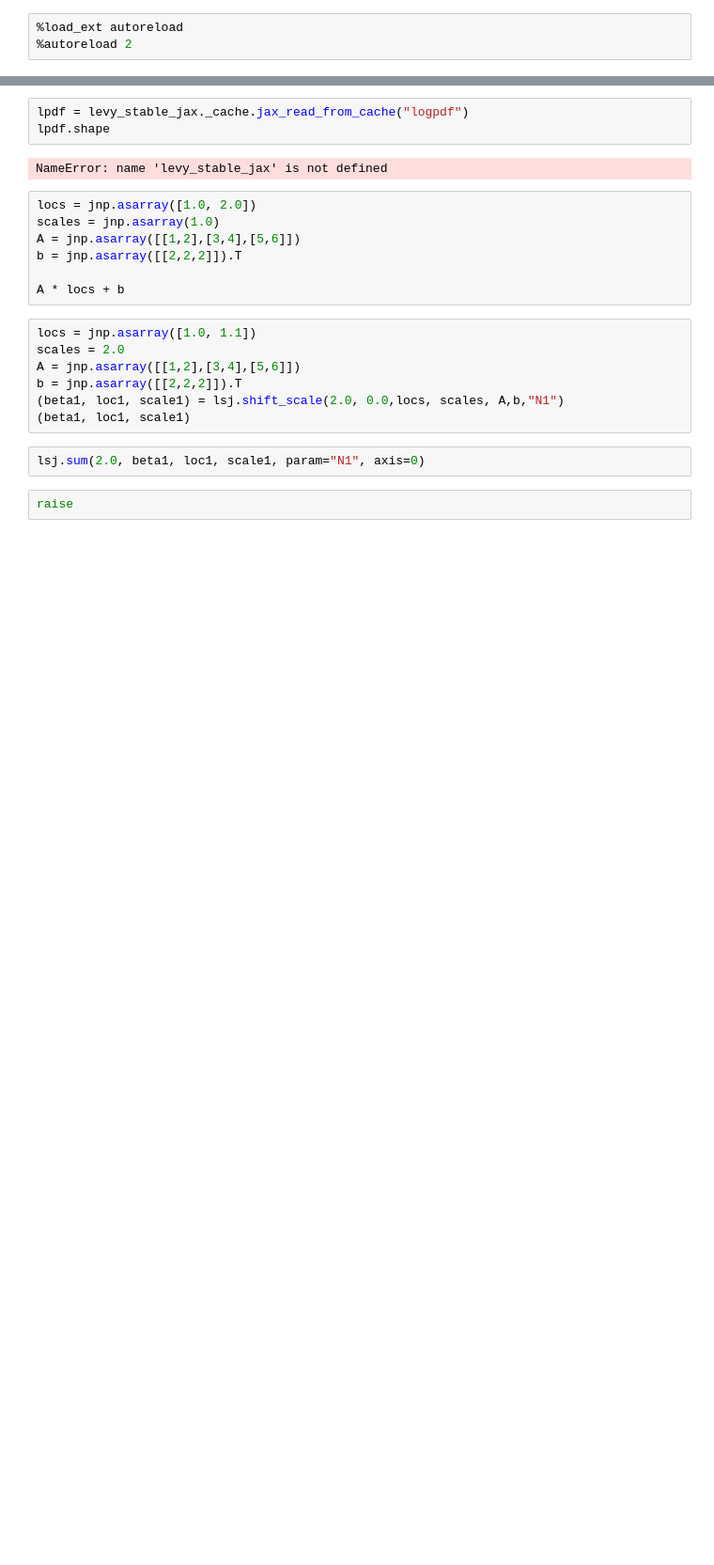
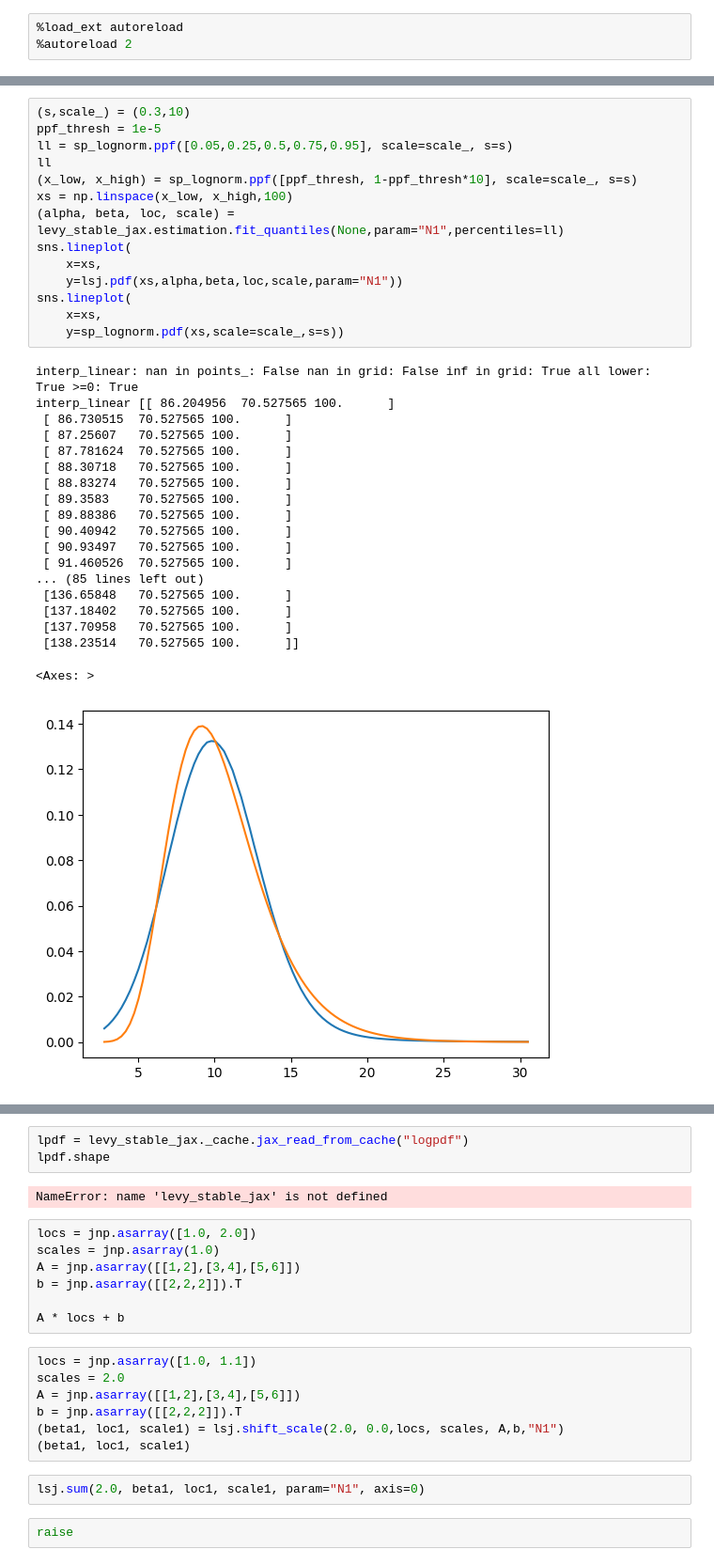
Before and after one commit to tjhunter/levy-stable-jax, a Jupyter notebook: notebooks/_explo.ipynb, the cells around one changed output, grey strips where cells are left out. Shown: that part at 94% size. Saved outputs shown, nothing was run; the diff lists cells and outputs as text; blank space fills up the shorter version.

```diff
--- a/notebooks/_explo.ipynb
+++ b/notebooks/_explo.ipynb
@@ -41,0 +117,34 @@ sns.lineplot(x=xs,
+# %%
+(s,scale_) = (0.3,10)
+ppf_thresh = 1e-5
+ll = sp_lognorm.ppf([0.05,0.25,0.5,0.75,0.95], scale=scale_, s=s)
+ll
+(x_low, x_high) = sp_lognorm.ppf([ppf_thresh, 1-ppf_thresh*10], scale=scale_, s=s)
+xs = np.linspace(x_low, x_high,100)
+(alpha, beta, loc, scale) = levy_stable_jax.estimation.fit_quantiles(None,param="N1",percentiles=ll)
+sns.lineplot(
+    x=xs,
+    y=lsj.pdf(xs,alpha,beta,loc,scale,param="N1"))
+sns.lineplot(
+    x=xs,
+    y=sp_lognorm.pdf(xs,scale=scale_,s=s))
+# %% [output]
+interp_linear: nan in points_: False nan in grid: False inf in grid: True all lower: True >=0: True
+interp_linear [[ 86.204956  70.527565 100.      ]
+ [ 86.730515  70.527565 100.      ]
+ [ 87.25607   70.527565 100.      ]
+ [ 87.781624  70.527565 100.      ]
+ [ 88.30718   70.527565 100.      ]
+ [ 88.83274   70.527565 100.      ]
+ [ 89.3583    70.527565 100.      ]
+ [ 89.88386   70.527565 100.      ]
+ [ 90.40942   70.527565 100.      ]
+ [ 90.93497   70.527565 100.      ]
+ [ 91.460526  70.527565 100.      ]
+... (85 lines left out)
+ [136.65848   70.527565 100.      ]
+ [137.18402   70.527565 100.      ]
+ [137.70958   70.527565 100.      ]
+ [138.23514   70.527565 100.      ]]
+<Axes: >
+[figure, added]
```
Also changed, not shown: parts of 13 cells of this notebook, 9 other files.
